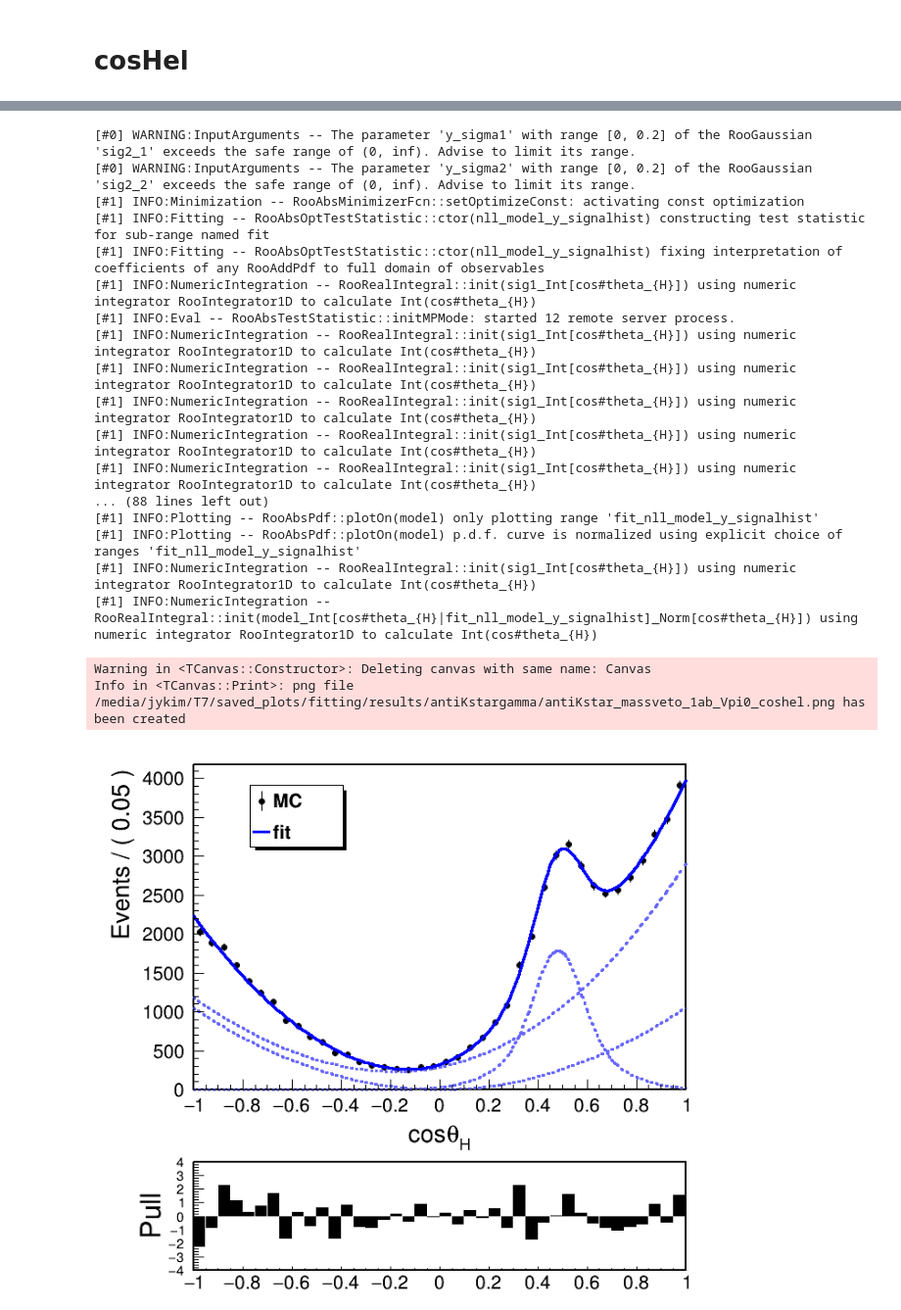
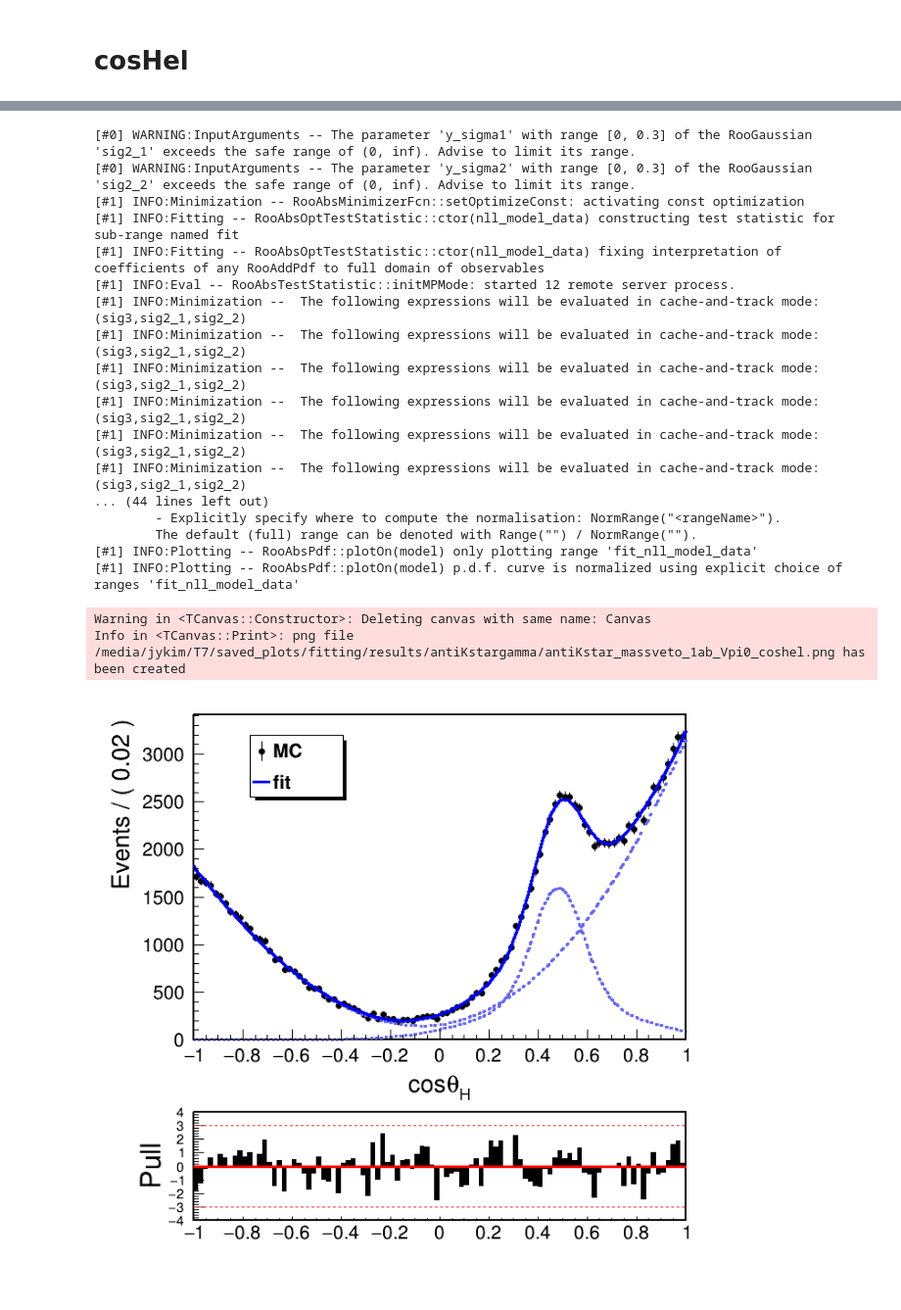
Before and after one commit to jykim-physics/DRAW_and_FITTING, a Jupyter notebook: main/FITTING/antiKstargamma/1D_1ab_sigbkg/antiKstar_Vpi0_1ab.ipynb, the cells around one changed output, grey strips where cells are left out. Shown: that part at 98% size. Saved outputs shown, nothing was run; the diff lists cells and outputs as text; code cells hidden in the pictures; blank space fills up the shorter version.

```diff
--- a/main/FITTING/antiKstargamma/1D_1ab_sigbkg/antiKstar_Vpi0_1ab.ipynb
+++ b/main/FITTING/antiKstargamma/1D_1ab_sigbkg/antiKstar_Vpi0_1ab.ipynb
@@ -82,0 +115,6 @@ c1.Draw()
+# %%
+mychain2 = ROOT.TChain("antiKstar_cc")
+# mychain = ROOT.TChain("phi_cc")
+
+for i in file_list:
+    mychain2.Add(i)
@@ -82,0 +147,2 @@ c1.Draw()
+# %%
+data1.append(data2)
@@ -303,15 +407,15 @@ ROOT.gROOT.ProcessLineSync(".x MyPdf_xsquared.cxx+")
 # ROOT.gROOT.ProcessLineSync(".x MyPdf_xsquared_nopara.cxx+")
 # %%
 fitting_region = (-1, 1)
-y = ROOT.RooRealVar("cos#theta_{H}", "cos#theta_{H}", fitting_region[0], fitting_region[1], "")
-# y.setBins(50)
-y_l = ROOT.RooArgList(y)
-# signalhist = ROOT.RooDataHist("sighist", "sighist", l, D0_M_TH1F, scale_factor)
-y_signalhist = ROOT.RooDataHist("y_signalhist", "sighist", y_l, D0_cosHel_TH1F, 1)
+# y = ROOT.RooRealVar("cos#theta_{H}", "cos#theta_{H}", fitting_region[0], fitting_region[1], "")
+# # y.setBins(50)
+# y_l = ROOT.RooArgList(y)
+# # signalhist = ROOT.RooDataHist("sighist", "sighist", l, D0_M_TH1F, scale_factor)
+# y_signalhist = ROOT.RooDataHist("y_signalhist", "sighist", y_l, D0_cosHel_TH1F, 1)
 # %%
 y_mean = ROOT.RooRealVar("y_mean", "mean of gaussians", 0.5,0.4, 0.6)
-y_sigma1 = ROOT.RooRealVar("y_sigma1", "width of gaussians", 0.03,0,0.2)
-y_sigma2 = ROOT.RooRealVar("y_sigma2", "width of gaussians", 0.02,0,0.2)
+y_sigma1 = ROOT.RooRealVar("y_sigma1", "width of gaussians", 0.03,0,0.3)
+y_sigma2 = ROOT.RooRealVar("y_sigma2", "width of gaussians", 0.02,0,0.3)
 
 c0 = ROOT.RooRealVar("c0", "c0",0.2, 0,1)
 
@@ -319,6 +423,7 @@ c0 = ROOT.RooRealVar("c0", "c0",0.2, 0,1)
 Cheby_c0 = ROOT.RooRealVar("Cheby_c0", "c0",0.2, -1,1)
 Cheby_c1 = ROOT.RooRealVar("Cheby_c1", "c0",0.2, -1,1)
 Cheby_c2 = ROOT.RooRealVar("Cheby_c2", "c0",-0.2, -1,1)
+Cheby_c3 = ROOT.RooRealVar("Cheby_c3", "c0",-0.2, -1,1)
 # %%
 canv = ROOT.TCanvas("Canvas", "Canvas", 700, 640)
 
@@ -345,7 +450,7 @@ dwPad.SetPad(xlow, ylow,xup,ylow+0.25*(yup-ylow))
 # y_bkg1_model = ROOT.MyPdf_xsquared_nopara("y_bkg1_model", "y_bkg1", y)
 # model = ROOT.MyPdf_xsquared_nopara("model", "y_bkg1", y)
 # sig1 = ROOT.MyPdf_xsquared_nopara("sig1", "y_bkg1", y)
-sig1 = ROOT.MyPdf_xsquared("sig1", "y_bkg1", y, c0)
+#sig1 = ROOT.MyPdf_xsquared("sig1", "y_bkg1", y, c0)
 
 
 sig2_1 = ROOT.RooGaussian("sig2_1", "Signal component 1", y, y_mean, y_sigma1)
@@ -363,13 +468,15 @@ sig2frac = ROOT.RooRealVar("sig2frac", "fraction of component 1 in signal", 0.5,
 
 # model = ROOT.RooCBShape("model", "Signal component 2", x, mean, sigma2, alpha, n_CB)
 
-sig_model1 = ROOT.RooAddPdf("sig_model1", "model", [sig1, sig2], sig1frac)
-model = ROOT.RooAddPdf("model", "model", [sig3, sig_model1], sig2frac)
+#sig_model1 = ROOT.RooAddPdf("sig_model1", "model", [sig1, sig2], sig1frac)
+#model = ROOT.RooAddPdf("model", "model", [sig3, sig_model1], sig2frac)
 
 
+model = ROOT.RooAddPdf("model", "model", [sig3, sig2], sig2frac)
 
+run = model.fitTo(data1,NumCPU=12,Range=(-1,1),PrintLevel=-1, Save=1)
 
-run = model.fitTo(y_signalhist,NumCPU=12,Range=(-1,1),PrintLevel=-1, Save=1)
+#run = model.fitTo(y_signalhist,NumCPU=12,Range=(-1,1),PrintLevel=-1, Save=1)
 # run = model.fitTo(y_signalhist,NumCPU=12,Range=(-1,1),PrintLevel=-1)
 
 run.Print()
@@ -377,14 +484,14 @@ canv.cd(1)
 # frame = x.frame(Title="D^{0} #rightarrow #bar{K}^{*0} #pi^{0}")
 frame = y.frame(Title=" ")
 
-y_signalhist.plotOn(frame,Name = "data1", XErrorSize=0)
+#y_signalhist.plotOn(frame,Name = "data1", XErrorSize=0)
+data1.plotOn(frame,Name = "data1", XErrorSize=0)
 
-model.plotOn(frame, Name="gauss1", Components=sig1, LineStyle=ROOT.kDashed, LineColor=593)
+# model.plotOn(frame, Name="gauss1", Components=sig1, LineStyle=ROOT.kDashed, LineColor=593)
 model.plotOn(frame, Name="CB1", Components=sig2, LineStyle=ROOT.kDashed, LineColor=593)
 model.plotOn(frame, Name="Novo", Components=sig3, LineStyle=ROOT.kDashed, LineColor=593)
 
 model.plotOn(frame, Name="fitting",)
-
 
 # sig.paramOn(frame)
 frame.GetXaxis().CenterTitle(True)
@@ -393,7 +500,6 @@ frame.Draw("PE")
 
 leg1 = ROOT.TLegend(0.25, 0.75, 0.4, 0.9)
 # leg1.SetBorderSize(0)
-
 leg1.SetFillColor(ROOT.kWhite)
 # leg1.SetHeader("The Legend title","C")
 leg1.AddEntry("data1", "MC", "PE")
@@ -425,51 +531,52 @@ pullplot.Draw()
 
 xmin1 = ctypes.c_double(fitting_region[0])
 xmax1 = ctypes.c_double(fitting_region[1])
 # xmin1 = 0.1
 # xmax1 = 0.18
 line = ROOT.TLine(xmin1,0.0,xmax1,0.0)
 line1 = ROOT.TLine(xmin1,3.0,xmax1,3.0)
 line2 = ROOT.TLine(xmin1,-3.0,xmax1,-3.0)
 
 line.SetLineColor(ROOT.kRed)
 line.SetLineWidth(3)
 line1.SetLineColor(ROOT.kRed)
 line2.SetLineColor(ROOT.kRed)
 line1.SetLineStyle(2)
 line2.SetLineStyle(2)
 line.Draw("SAME")
 line1.Draw("SAME")
 line2.Draw("SAME")
 
 canv.Update()
 
+
 canv.Draw()
 canv.SaveAs("/media/jykim/T7/saved_plots/fitting/results/antiKstargamma/antiKstar_massveto_1ab_Vpi0_coshel.png")
 
-f = ROOT.TFile("phig_signalMC_fitresult.root", "RECREATE")
-r.Write("phig_sig")
+f = ROOT.TFile("antiKstarg_Vpi0_fitresult_coshel.root", "RECREATE")
+run.Write("antiKstarg")
 f.Close()
 # %% [output]
-[#0] WARNING:InputArguments -- The parameter 'y_sigma1' with range [0, 0.2] of the RooGaussian 'sig2_1' exceeds the safe range of (0, inf). Advise to limit its range.
-[#0] WARNING:InputArguments -- The parameter 'y_sigma2' with range [0, 0.2] of the RooGaussian 'sig2_2' exceeds the safe range of (0, inf). Advise to limit its range.
+[#0] WARNING:InputArguments -- The parameter 'y_sigma1' with range [0, 0.3] of the RooGaussian 'sig2_1' exceeds the safe range of (0, inf). Advise to limit its range.
+[#0] WARNING:InputArguments -- The parameter 'y_sigma2' with range [0, 0.3] of the RooGaussian 'sig2_2' exceeds the safe range of (0, inf). Advise to limit its range.
 [#1] INFO:Minimization -- RooAbsMinimizerFcn::setOptimizeConst: activating const optimization
-[#1] INFO:Fitting -- RooAbsOptTestStatistic::ctor(nll_model_y_signalhist) constructing test statistic for sub-range named fit
-[#1] INFO:Fitting -- RooAbsOptTestStatistic::ctor(nll_model_y_signalhist) fixing interpretation of coefficients of any RooAddPdf to full domain of observables
-[#1] INFO:NumericIntegration -- RooRealIntegral::init(sig1_Int[cos#theta_{H}]) using numeric integrator RooIntegrator1D to calculate Int(cos#theta_{H})
+[#1] INFO:Fitting -- RooAbsOptTestStatistic::ctor(nll_model_data) constructing test statistic for sub-range named fit
+[#1] INFO:Fitting -- RooAbsOptTestStatistic::ctor(nll_model_data) fixing interpretation of coefficients of any RooAddPdf to full domain of observables
 [#1] INFO:Eval -- RooAbsTestStatistic::initMPMode: started 12 remote server process.
-[#1] INFO:NumericIntegration -- RooRealIntegral::init(sig1_Int[cos#theta_{H}]) using numeric integrator RooIntegrator1D to calculate Int(cos#theta_{H})
-[#1] INFO:NumericIntegration -- RooRealIntegral::init(sig1_Int[cos#theta_{H}]) using numeric integrator RooIntegrator1D to calculate Int(cos#theta_{H})
-[#1] INFO:NumericIntegration -- RooRealIntegral::init(sig1_Int[cos#theta_{H}]) using numeric integrator RooIntegrator1D to calculate Int(cos#theta_{H})
-[#1] INFO:NumericIntegration -- RooRealIntegral::init(sig1_Int[cos#theta_{H}]) using numeric integrator RooIntegrator1D to calculate Int(cos#theta_{H})
-[#1] INFO:NumericIntegration -- RooRealIntegral::init(sig1_Int[cos#theta_{H}]) using numeric integrator RooIntegrator1D to calculate Int(cos#theta_{H})
-... (88 lines left out)
-[#1] INFO:Plotting -- RooAbsPdf::plotOn(model) only plotting range 'fit_nll_model_y_signalhist'
-[#1] INFO:Plotting -- RooAbsPdf::plotOn(model) p.d.f. curve is normalized using explicit choice of ranges 'fit_nll_model_y_signalhist'
-[#1] INFO:NumericIntegration -- RooRealIntegral::init(sig1_Int[cos#theta_{H}]) using numeric integrator RooIntegrator1D to calculate Int(cos#theta_{H})
-[#1] INFO:NumericIntegration -- RooRealIntegral::init(model_Int[cos#theta_{H}|fit_nll_model_y_signalhist]_Norm[cos#theta_{H}]) using numeric integrator RooIntegrator1D to calculate Int(cos#theta_{H})
+[#1] INFO:Minimization --  The following expressions will be evaluated in cache-and-track mode: (sig3,sig2_1,sig2_2)
+[#1] INFO:Minimization --  The following expressions will be evaluated in cache-and-track mode: (sig3,sig2_1,sig2_2)
+[#1] INFO:Minimization --  The following expressions will be evaluated in cache-and-track mode: (sig3,sig2_1,sig2_2)
+[#1] INFO:Minimization --  The following expressions will be evaluated in cache-and-track mode: (sig3,sig2_1,sig2_2)
+[#1] INFO:Minimization --  The following expressions will be evaluated in cache-and-track mode: (sig3,sig2_1,sig2_2)
+[#1] INFO:Minimization --  The following expressions will be evaluated in cache-and-track mode: (sig3,sig2_1,sig2_2)
+... (44 lines left out)
+        - Explicitly specify where to compute the normalisation: NormRange("<rangeName>").
+        The default (full) range can be denoted with Range("") / NormRange("").
+[#1] INFO:Plotting -- RooAbsPdf::plotOn(model) only plotting range 'fit_nll_model_data'
+[#1] INFO:Plotting -- RooAbsPdf::plotOn(model) p.d.f. curve is normalized using explicit choice of ranges 'fit_nll_model_data'
 Warning in <TCanvas::Constructor>: Deleting canvas with same name: Canvas
 Info in <TCanvas::Print>: png file /media/jykim/T7/saved_plots/fitting/results/antiKstargamma/antiKstar_massveto_1ab_Vpi0_coshel.png has been created
-[figure, old version]
+[figure, new version]
 # %%
 model.Print("t")
 # %% [output]
```
Also changed, not shown: parts of 28 cells of this notebook, 36 other files.
